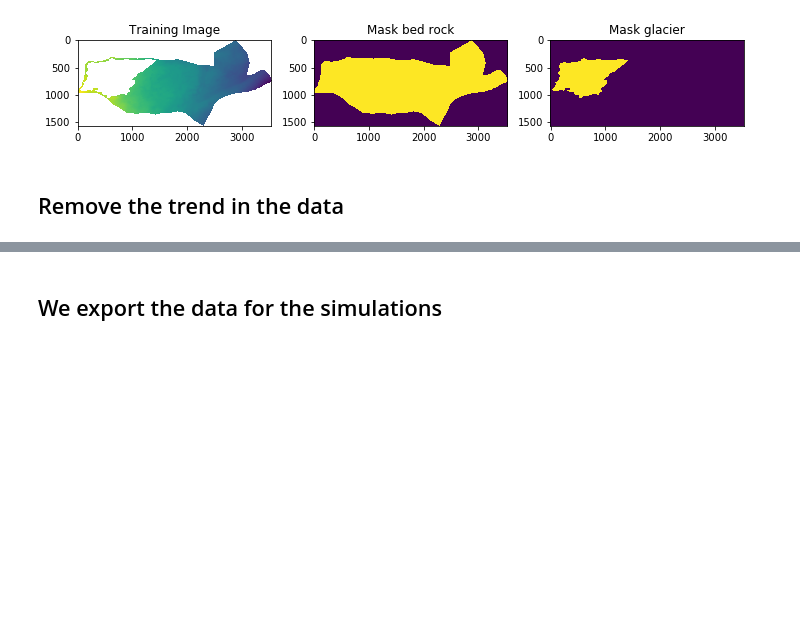
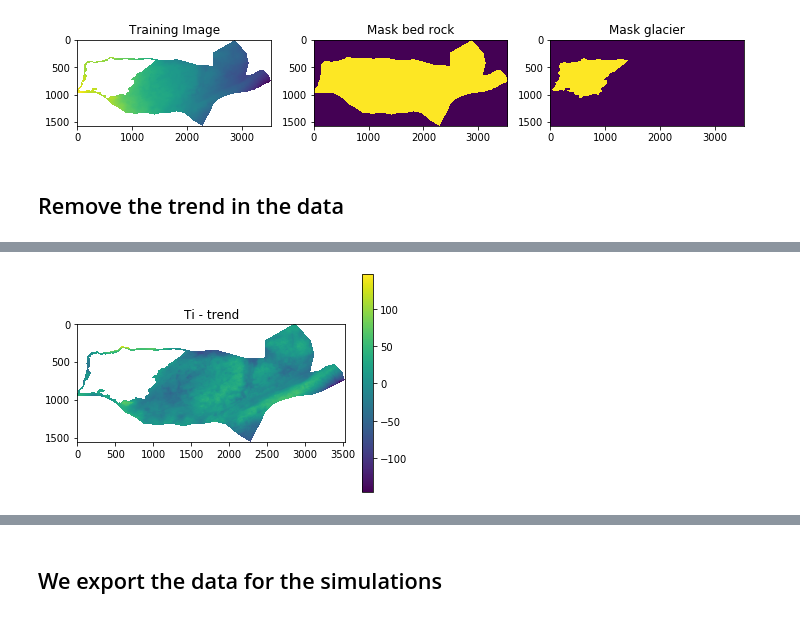
Before and after one commit to valDallalba/Tsanfleuron_geostatistical_baserock_estimation_paper, a Jupyter notebook: jupyter/01_Tsanfleuron_data_Cyprien.ipynb, the cells around one changed output, grey strips where cells are left out. Cells and saved outputs as stored; diff of their text form; code cells hidden in the pictures; blank space fills up the shorter version.

```diff
--- a/jupyter/01_Tsanfleuron_data_Cyprien.ipynb
+++ b/jupyter/01_Tsanfleuron_data_Cyprien.ipynb
@@ -248,0 +226,29 @@ plt.show()
+# %%
+#Polynomial data preparation
+from sklearn.preprocessing import PolynomialFeatures
+X_fit = np.c_[X_all,Y_all]
+polynomial_features = PolynomialFeatures(degree=2)
+X_poly = polynomial_features.fit_transform(X_fit)
+# %%
+#Linear regression
+from sklearn.linear_model import LinearRegression
+model = LinearRegression()
+model.fit(X_poly, Z_all)
+Z_poly = model.predict(X_poly)
+# %%
+#Delete the trend of the original data
+ti_trend_poly = Z_poly[0:len(ti_f)]
+ti_no_trend = ti_f-ti_trend_poly
+alt_gpr_no_trend = Z_poly[len(ti_f):]
+alt_gpr_no_trend = alt_gpr-alt_gpr_no_trend
+# %%
+#We can reshape the ti_no_trend for the export
+ti_noT = np.copy(ti_trend)
+ti_noT[~np.isnan(ti_trend)] = ti_no_trend
+# %%
+plt.imshow(ti_noT)
+plt.colorbar()
+plt.title('Ti - trend')
+plt.show()
+# %% [output]
+[figure, added]
```
Also changed, not shown: parts of 40 cells of this notebook, 26 other files.
